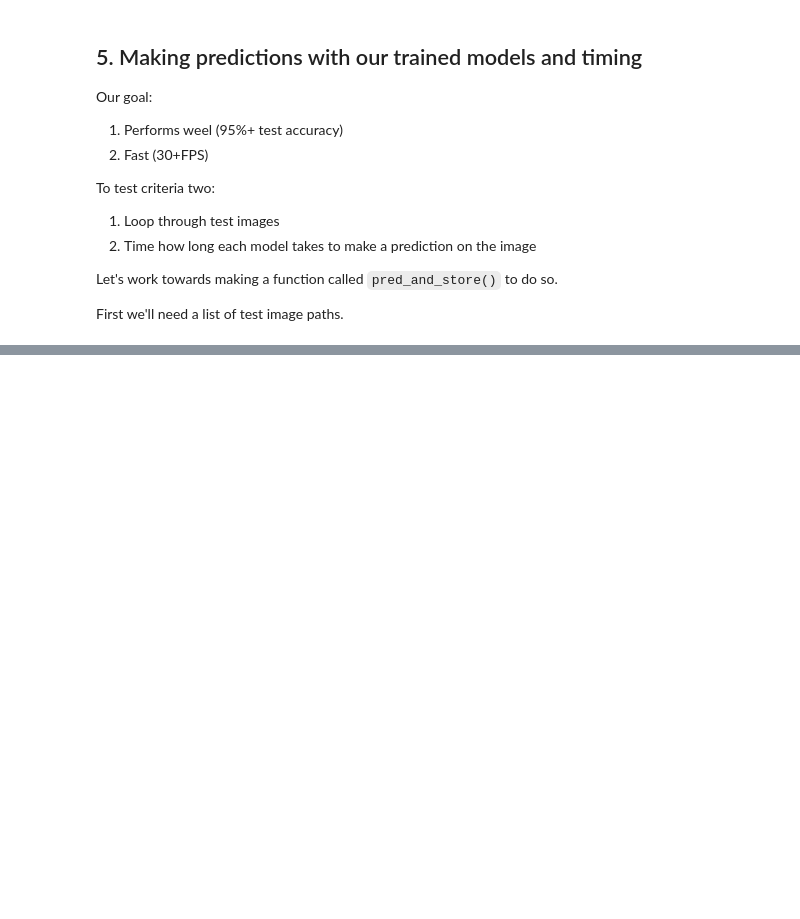
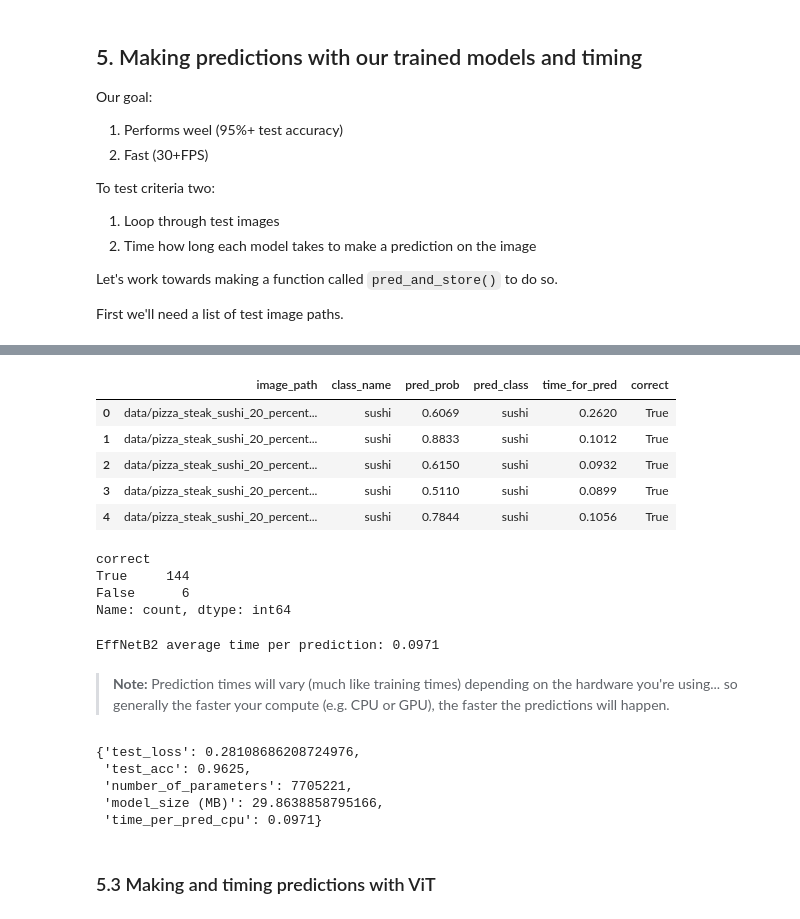
Before and after one commit to Rayden98/pytorch_model_deployment, a Jupyter notebook: 09_pytorch_model_deployment.ipynb, the cells around one changed output, grey strips where cells are left out. Drawn from its saved outputs; the diff is of its cells as text; code cells hidden in the pictures; blank space fills up the shorter version.

```diff
--- a/09_pytorch_model_deployment.ipynb
+++ b/09_pytorch_model_deployment.ipynb
@@ -561,5 +561,6 @@ First we'll need a list of test image paths.
 from pathlib import Path
 
 # Get all test data paths
-test_data_paths = list(Path(test_dir).glob("*"))
+test_data_paths = list(Path(test_dir).glob("*/*.jpg"))
+test_data_paths[:5]
 # %% [output]
@@ -566,0 +666,7 @@ PosixPath('data/pizza_steak_sushi_20_percent/test')
+# %%
+# Make predictions test dataset with EffNetB2
+effnetb2_test_pred_dicts = pred_and_store(paths=test_data_paths,
+                                          model=effnetb2,
+                                          transform=effnetb2_transforms,
+                                          class_names=class_names,
+                                          device="cpu") # hardcode predictions to happen on CPU
@@ -566,0 +688,40 @@ PosixPath('data/pizza_steak_sushi_20_percent/test')
+# %%
+# Turn the test_pred_dicts into a DataFrame
+import pandas as pd
+effnetb2_test_pred_df = pd.DataFrame(effnetb2_test_pred_dicts)
+effnetb2_test_pred_df.head()
+# %% [output]
+|  | image_path | class_name | pred_prob | pred_class | time_for_pred | correct |
+| 0 | data/pizza_steak_sushi_20_percent... | sushi | 0.6069 | sushi | 0.2620 | True |
+| 1 | data/pizza_steak_sushi_20_percent... | sushi | 0.8833 | sushi | 0.1012 | True |
+| 2 | data/pizza_steak_sushi_20_percent... | sushi | 0.6150 | sushi | 0.0932 | True |
+| 3 | data/pizza_steak_sushi_20_percent... | sushi | 0.5110 | sushi | 0.0899 | True |
+| 4 | data/pizza_steak_sushi_20_percent... | sushi | 0.7844 | sushi | 0.1056 | True |
+# %%
+# Check number of correct predictions
+effnetb2_test_pred_df.correct.value_counts()
+# %% [output]
+correct
+True     144
+False      6
+Name: count, dtype: int64
+# %%
+# Find the average time per prediction
+effnetb2_average_time_per_pred = round(effnetb2_test_pred_df.time_for_pred.mean(), 4)
+print(f"EffNetB2 average time per prediction: {effnetb2_average_time_per_pred}")
+# %% [output]
+EffNetB2 average time per prediction: 0.0971
+# %% [markdown]
+> **Note:** Prediction times will vary (much like training times) depending on the hardware you're using... so generally the faster your compute (e.g. CPU or GPU), the faster the predictions will happen.
+# %%
+# Add time per pred to EffNetB2 stats dictionary
+effnetb2_stats["time_per_pred_cpu"] = effnetb2_average_time_per_pred
+effnetb2_stats
+# %% [output]
+{'test_loss': 0.28108686208724976,
+ 'test_acc': 0.9625,
+ 'number_of_parameters': 7705221,
+ 'model_size (MB)': 29.8638858795166,
+ 'time_per_pred_cpu': 0.0971}
+# %% [markdown]
+### 5.3 Making and timing predictions with ViT
```
Also changed, not shown: parts of 33 cells of this notebook.
